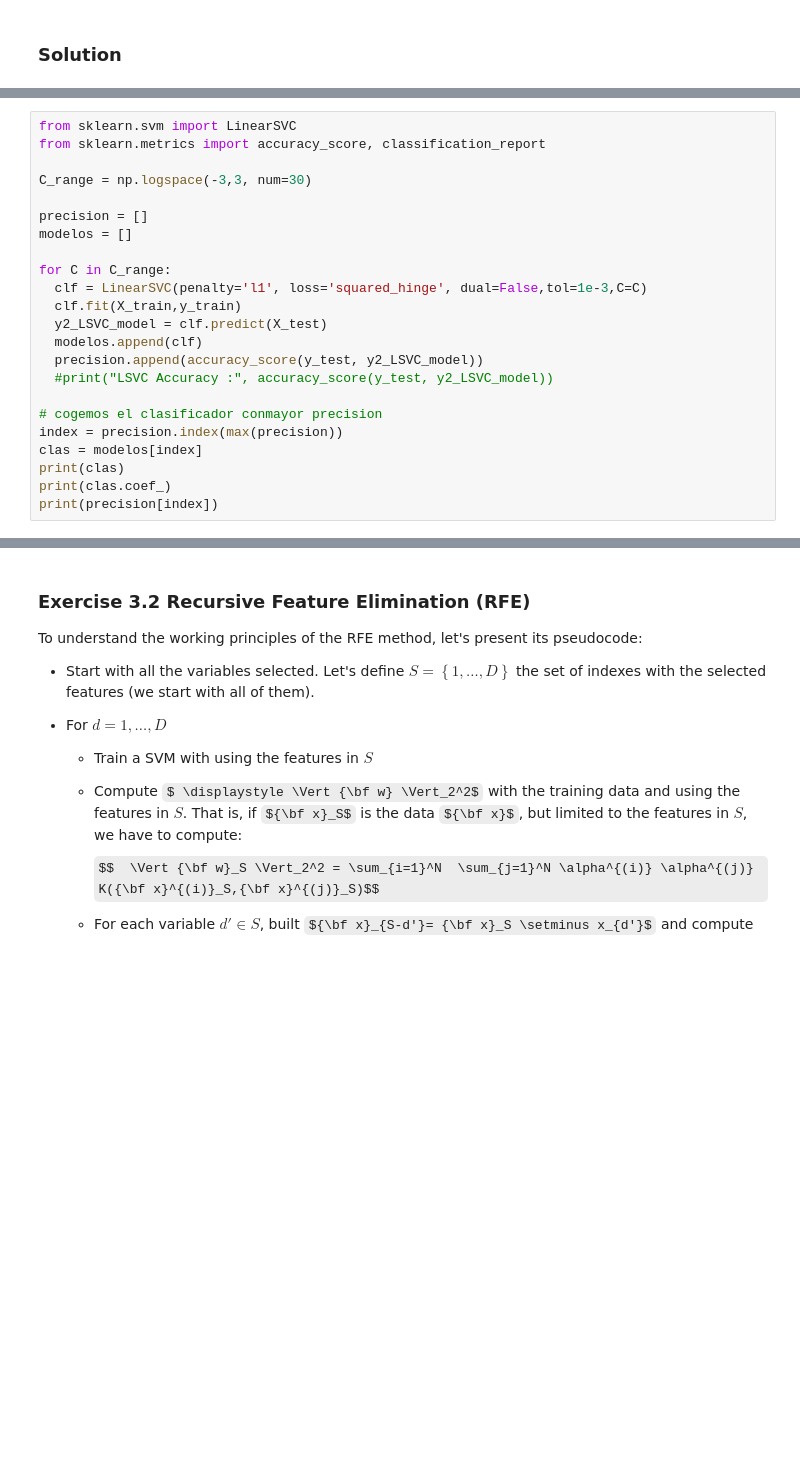
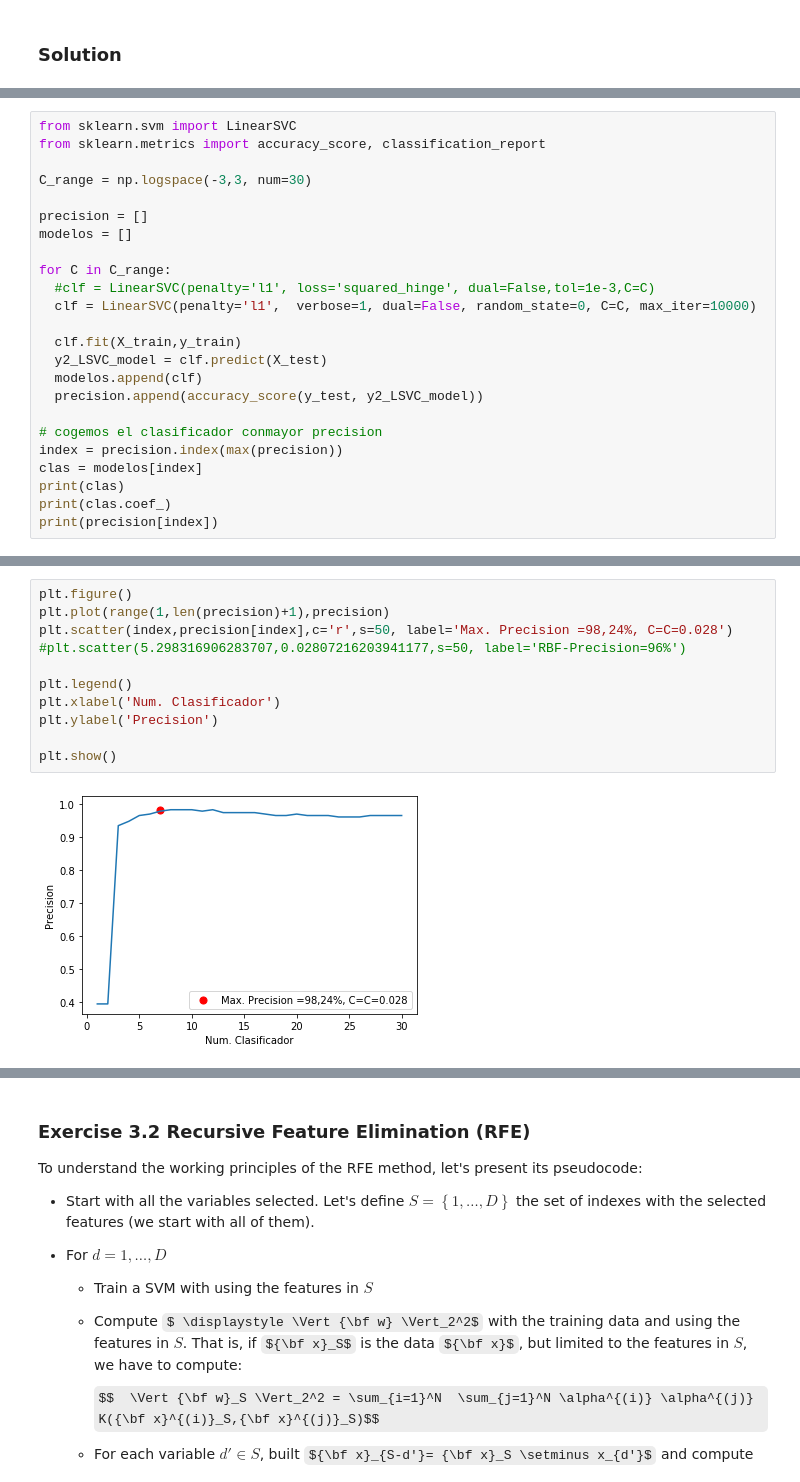
Before and after one commit to ikerarana/Machine-Learning-Notebooks, a Jupyter notebook: Curso Machine Learning UC3M Python/Week 9 - Homeworm 3 -SVM/Homework3_SVMs_student.ipynb, the cells around one changed output, grey strips where cells are left out. Saved outputs shown, nothing was run; the diff lists cells and outputs as text; some formulas as TeX source; blank space fills up the shorter version.

```diff
--- a/Curso Machine Learning UC3M Python/Week 9 - Homeworm 3 -SVM/Homework3_SVMs_student.ipynb
+++ b/Curso Machine Learning UC3M Python/Week 9 - Homeworm 3 -SVM/Homework3_SVMs_student.ipynb
@@ -357,12 +470,13 @@ precision = []
 modelos = []
 
 for C in C_range:
-  clf = LinearSVC(penalty='l1', loss='squared_hinge', dual=False,tol=1e-3,C=C)
+  #clf = LinearSVC(penalty='l1', loss='squared_hinge', dual=False,tol=1e-3,C=C)
+  clf = LinearSVC(penalty='l1',  verbose=1, dual=False, random_state=0, C=C, max_iter=10000)
+
   clf.fit(X_train,y_train)
   y2_LSVC_model = clf.predict(X_test)
   modelos.append(clf)
   precision.append(accuracy_score(y_test, y2_LSVC_model))
-  #print("LSVC Accuracy :", accuracy_score(y_test, y2_LSVC_model))
 
 # cogemos el clasificador conmayor precision
 index = precision.index(max(precision))
@@ -383,0 +524,13 @@ LinearSVC(C=0.02807216203941177, class_weight=None, dual=False,
+# %%
+plt.figure()
+plt.plot(range(1,len(precision)+1),precision)
+plt.scatter(index,precision[index],c='r',s=50, label='Max. Precision =98,24%, C=C=0.028')
+#plt.scatter(5.298316906283707,0.02807216203941177,s=50, label='RBF-Precision=96%')
+
+plt.legend()
+plt.xlabel('Num. Clasificador')
+plt.ylabel('Precision')
+
+plt.show()
+# %% [output]
+[figure, added]
```
Also changed, not shown: parts of 16 cells of this notebook.
